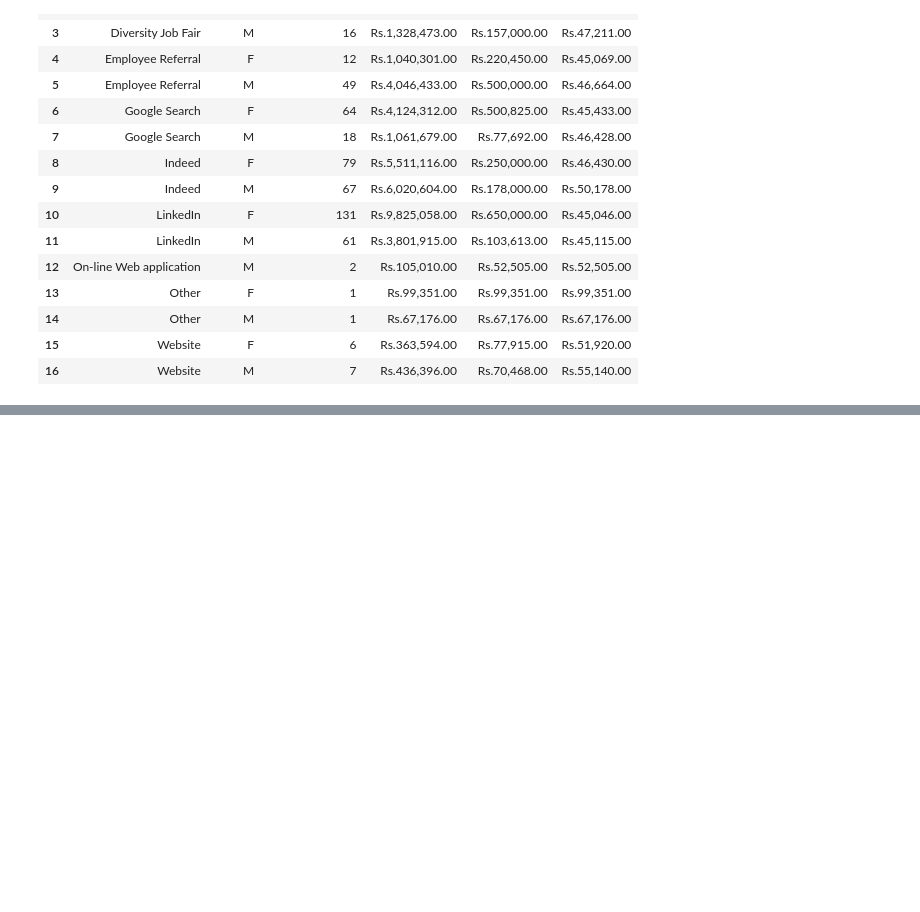
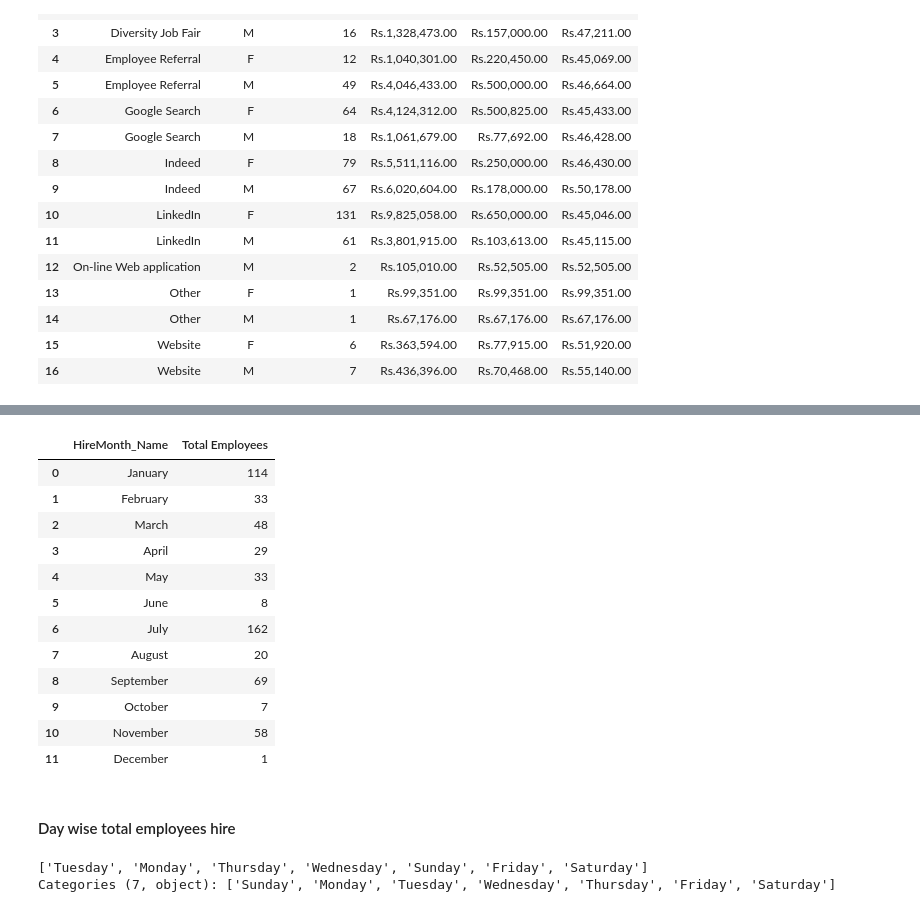
Before and after one commit to BIDUR2062/Data-Science, a Jupyter notebook: Analysis.ipynb, the cells around one changed output, grey strips where cells are left out. Cells and saved outputs as stored; diff of their text form; code cells hidden in the pictures; blank space fills up the shorter version.

```diff
--- a/Analysis.ipynb
+++ b/Analysis.ipynb
@@ -170,0 +232,29 @@ memory usage: 948.0+ bytes
+# %%
+emp_month_hire = df.groupby(['HireMonth', 'HireMonth_Name'])['EmpID'].count().reset_index().rename(
+    columns = {'EmpID': 'Total Employees'}
+)[['HireMonth_Name', 'Total Employees']]
+emp_month_hire
+# %% [output]
+|  | HireMonth_Name | Total Employees |
+| 0 | January | 114 |
+| 1 | February | 33 |
+| 2 | March | 48 |
+| 3 | April | 29 |
+| 4 | May | 33 |
+| 5 | June | 8 |
+| 6 | July | 162 |
+| 7 | August | 20 |
+| 8 | September | 69 |
+| 9 | October | 7 |
+| 10 | November | 58 |
+| 11 | December | 1 |
+# %% [markdown]
+#### Day wise total employees hire
+# %%
+# Pandas Category -> pd.Categorical(column_name, categories)
+days = ['Sunday', 'Monday', 'Tuesday', 'Wednesday', 'Thursday', 'Friday', 'Saturday']
+df['HireDay_Name'] = pd.Categorical(df['HireDay_Name'], categories=days)
+df['HireDay_Name'].unique()
+# %% [output]
+['Tuesday', 'Monday', 'Thursday', 'Wednesday', 'Sunday', 'Friday', 'Saturday']
+Categories (7, object): ['Sunday', 'Monday', 'Tuesday', 'Wednesday', 'Thursday', 'Friday', 'Saturday']
```
Also changed, not shown: parts of 15 cells of this notebook.
